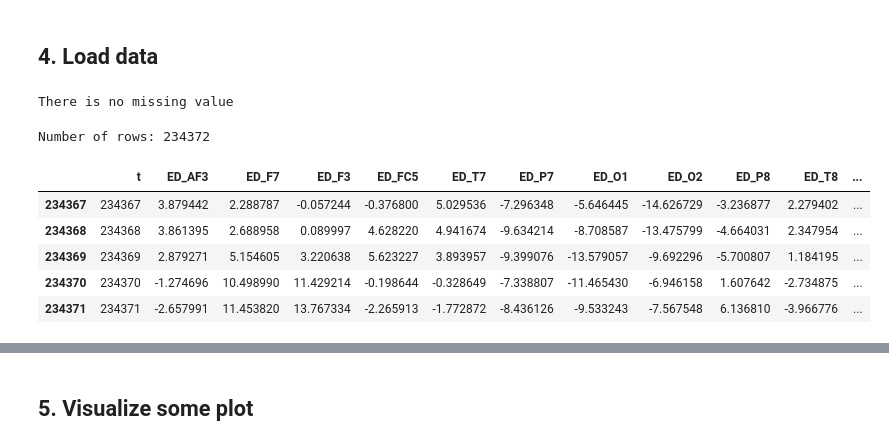
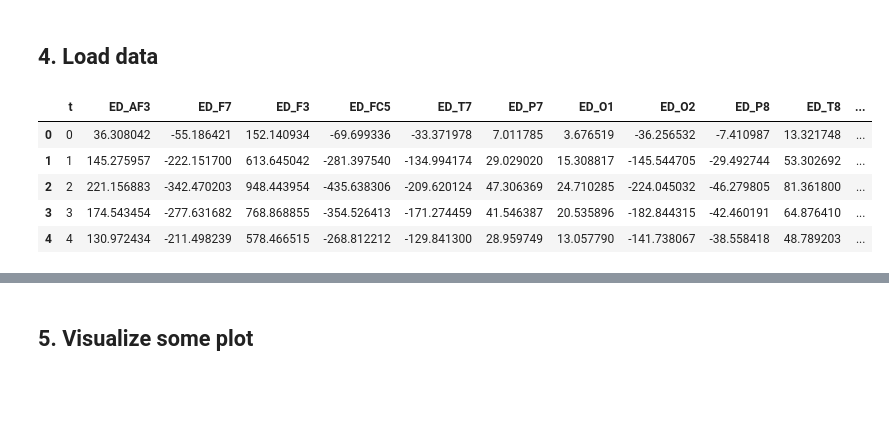
Before and after one commit to letruongzzio/Mental-Attention-States-Classification-Using-EEG-Data, a Jupyter notebook: data_preprocessing.ipynb, the cells around one changed output, grey strips where cells are left out. Saved outputs shown, nothing was run; the diff lists cells and outputs as text; code cells hidden in the pictures; blank space fills up the shorter version.

```diff
--- a/data_preprocessing.ipynb
+++ b/data_preprocessing.ipynb
@@ -287,32 +284,17 @@ def extract_data(file_path):
 # %% [markdown]
 ## 4. Load data
 # %%
-# extract all 34 experiments and save to CSV file
-flag = False # check missing value
-for i, file_path in enumerate(data_files):
-    new_df = extract_data(file_path=file_path)
+# # extract all 34 experiments and save to CSV file
+# flag = False # check missing value
+# for i, file_path in enumerate(data_files):
+#     new_df = extract_data(file_path=file_path)
 
-    have_missing_value = new_df.isnull().sum().sum()
-    if have_missing_value:
-        print(f"File {i} has missing value")
-        flag = True
-    new_df.to_csv(f'data/extracted_eeg{i}.csv', index=False)
-if flag:
-    print("Missing data detected")
-else:
-    print("There is no missing value")
+#     have_missing_value = new_df.isnull().sum().sum()
+#     if have_missing_value:
+#         print(f"File {i} has missing value")
+#         flag = True
+#     new_df.to_csv(f'data/extracted_eeg{i}.csv', index=False)
+# if flag:
+#     print("Missing data detected")
+# else:
+#     print("There is no missing value")
-# %% [output]
-There is no missing value
-# %%
-# Verify data is loaded
-test_df = pd.read_csv('data/extracted_eeg15.csv')
-print("Number of rows:", len(test_df))
-test_df.tail()
-# %% [output]
-Number of rows: 234372
-|  | t | ED_AF3 | ED_F7 | ED_F3 | ED_FC5 | ED_T7 | ED_P7 | ED_O1 | ED_O2 | ED_P8 | ED_T8 | ... |
-| 234367 | 234367 | 3.879442 | 2.288787 | -0.057244 | -0.376800 | 5.029536 | -7.296348 | -5.646445 | -14.626729 | -3.236877 | 2.279402 | ... |
-| 234368 | 234368 | 3.861395 | 2.688958 | 0.089997 | 4.628220 | 4.941674 | -9.634214 | -8.708587 | -13.475799 | -4.664031 | 2.347954 | ... |
-| 234369 | 234369 | 2.879271 | 5.154605 | 3.220638 | 5.623227 | 3.893957 | -9.399076 | -13.579057 | -9.692296 | -5.700807 | 1.184195 | ... |
-| 234370 | 234370 | -1.274696 | 10.498990 | 11.429214 | -0.198644 | -0.328649 | -7.338807 | -11.465430 | -6.946158 | 1.607642 | -2.734875 | ... |
-| 234371 | 234371 | -2.657991 | 11.453820 | 13.767334 | -2.265913 | -1.772872 | -8.436126 | -9.533243 | -7.567548 | 6.136810 | -3.966776 | ... |
@@ -318,0 +304,9 @@ Number of rows: 234372
+# %%
+test_df.head()
+# %% [output]
+|  | t | ED_AF3 | ED_F7 | ED_F3 | ED_FC5 | ED_T7 | ED_P7 | ED_O1 | ED_O2 | ED_P8 | ED_T8 | ... |
+| 0 | 0 | 36.308042 | -55.186421 | 152.140934 | -69.699336 | -33.371978 | 7.011785 | 3.676519 | -36.256532 | -7.410987 | 13.321748 | ... |
+| 1 | 1 | 145.275957 | -222.151700 | 613.645042 | -281.397540 | -134.994174 | 29.029020 | 15.308817 | -145.544705 | -29.492744 | 53.302692 | ... |
+| 2 | 2 | 221.156883 | -342.470203 | 948.443954 | -435.638306 | -209.620124 | 47.306369 | 24.710285 | -224.045032 | -46.279805 | 81.361800 | ... |
+| 3 | 3 | 174.543454 | -277.631682 | 768.868855 | -354.526413 | -171.274459 | 41.546387 | 20.535896 | -182.844315 | -42.460191 | 64.876410 | ... |
+| 4 | 4 | 130.972434 | -211.498239 | 578.466515 | -268.812212 | -129.841300 | 28.959749 | 13.057790 | -141.738067 | -38.558418 | 48.789203 | ... |
```
Also changed, not shown: parts of 10 cells of this notebook.
